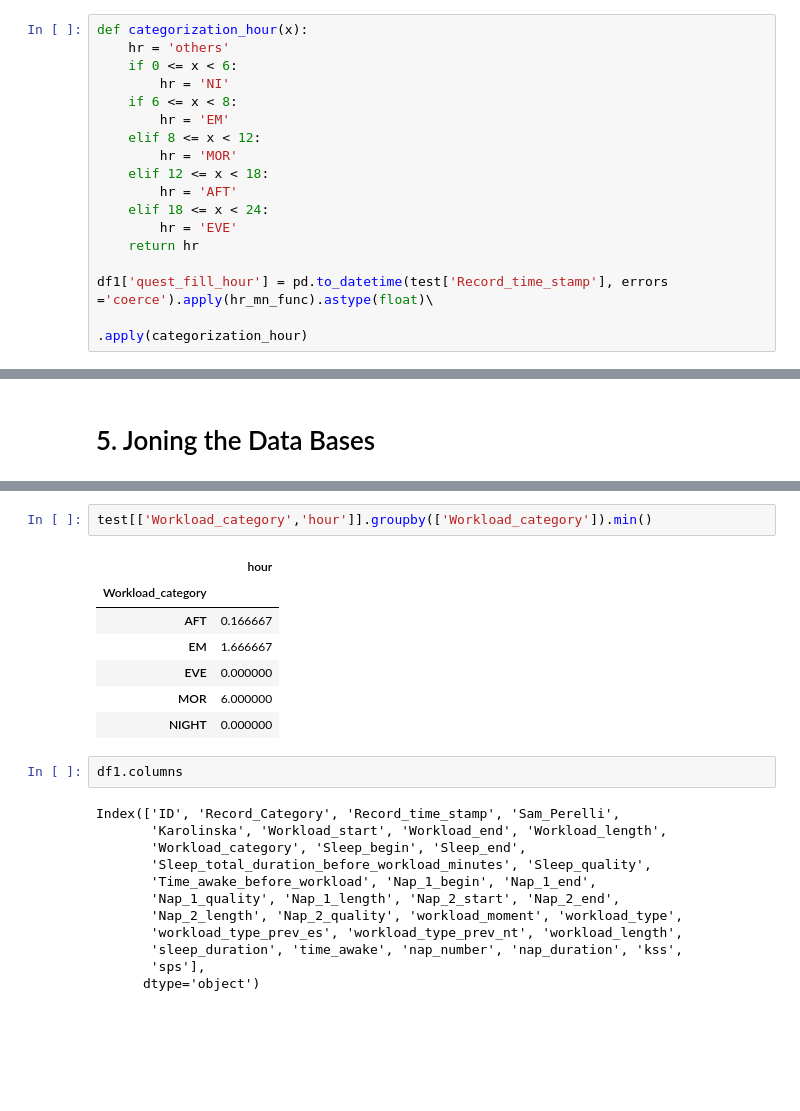
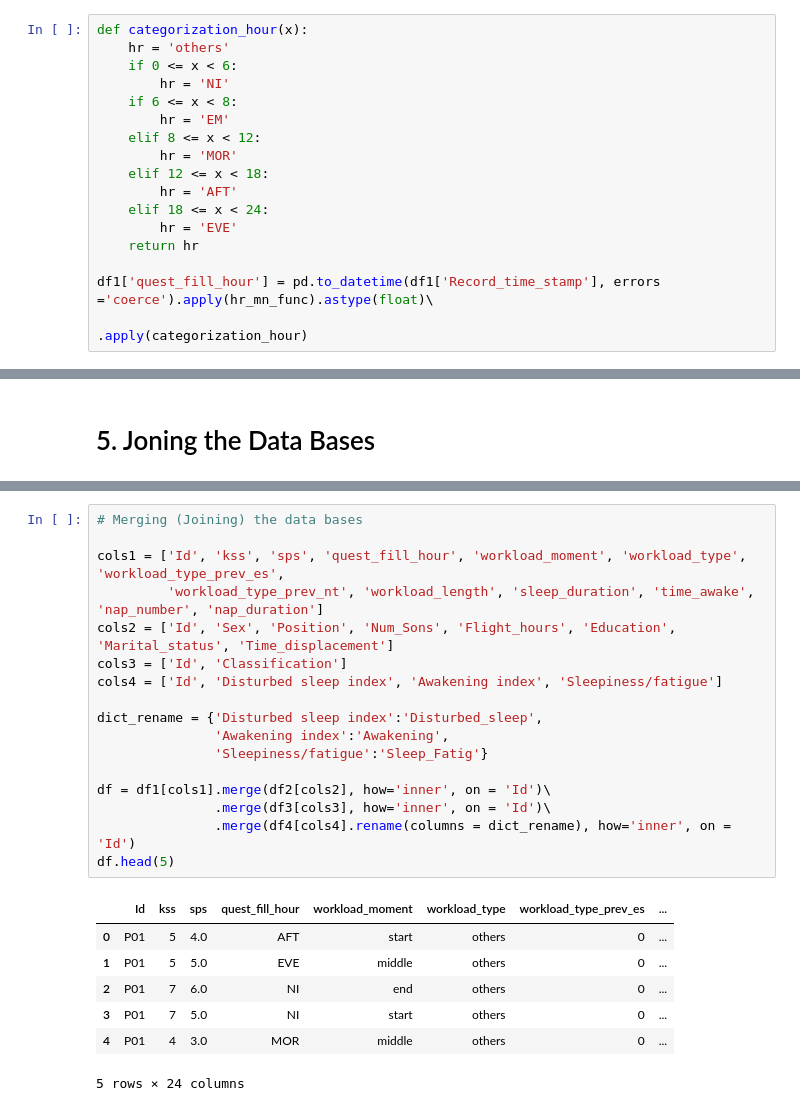
Before and after one commit to jlpscampos/Perception-of-Excessive-Sleepiness-and-Severe-Fatigue-in-Civil-Aviation-Pilots, a Jupyter notebook: Feature_Engineering.ipynb, the cells around one changed output, grey strips where cells are left out. Drawn from its saved outputs; the diff is of its cells as text; blank space fills up the shorter version.

```diff
--- a/Feature_Engineering.ipynb
+++ b/Feature_Engineering.ipynb
@@ -253,7 +253,7 @@ def categorization_hour(x):
         hr = 'EVE'
     return hr
 
-df1['quest_fill_hour'] = pd.to_datetime(test['Record_time_stamp'], errors ='coerce').apply(hr_mn_func).astype(float)\
+df1['quest_fill_hour'] = pd.to_datetime(df1['Record_time_stamp'], errors ='coerce').apply(hr_mn_func).astype(float)\
                                                                                     .apply(categorization_hour)
 # %% [markdown]
 ## 4.2. Summary
@@ -307,24 +305,25 @@ See the caveats in the documentation: https://pandas.pydata.org/pandas-docs/stab
-# %%
-test[['Workload_category','hour']].groupby(['Workload_category']).min()
-# %% [output]
-|  | hour |
-| Workload_category |  |
-| AFT | 0.166667 |
-| EM | 1.666667 |
-| EVE | 0.000000 |
-| MOR | 6.000000 |
-| NIGHT | 0.000000 |
-# %%
-df1.columns
-# %% [output]
-Index(['ID', 'Record_Category', 'Record_time_stamp', 'Sam_Perelli',
-       'Karolinska', 'Workload_start', 'Workload_end', 'Workload_length',
-       'Workload_category', 'Sleep_begin', 'Sleep_end',
-       'Sleep_total_duration_before_workload_minutes', 'Sleep_quality',
-       'Time_awake_before_workload', 'Nap_1_begin', 'Nap_1_end',
-       'Nap_1_quality', 'Nap_1_length', 'Nap_2_start', 'Nap_2_end',
-       'Nap_2_length', 'Nap_2_quality', 'workload_moment', 'workload_type',
-       'workload_type_prev_es', 'workload_type_prev_nt', 'workload_length',
-       'sleep_duration', 'time_awake', 'nap_number', 'nap_duration', 'kss',
-       'sps'],
-      dtype='object')
+# %%
+# Merging (Joining) the data bases
+
+cols1 = ['Id', 'kss', 'sps', 'quest_fill_hour', 'workload_moment', 'workload_type', 'workload_type_prev_es',
+         'workload_type_prev_nt', 'workload_length', 'sleep_duration', 'time_awake', 'nap_number', 'nap_duration']
+cols2 = ['Id', 'Sex', 'Position', 'Num_Sons', 'Flight_hours', 'Education', 'Marital_status', 'Time_displacement']
+cols3 = ['Id', 'Classification']
+cols4 = ['Id', 'Disturbed sleep index', 'Awakening index', 'Sleepiness/fatigue']
+
+dict_rename = {'Disturbed sleep index':'Disturbed_sleep',
+               'Awakening index':'Awakening',
+               'Sleepiness/fatigue':'Sleep_Fatig'}
+
+df = df1[cols1].merge(df2[cols2], how='inner', on = 'Id')\
+               .merge(df3[cols3], how='inner', on = 'Id')\
+               .merge(df4[cols4].rename(columns = dict_rename), how='inner', on = 'Id')
+df.head(5)
+# %% [output]
+|  | Id | kss | sps | quest_fill_hour | workload_moment | workload_type | workload_type_prev_es | ... |
+| 0 | P01 | 5 | 4.0 | AFT | start | others | 0 | ... |
+| 1 | P01 | 5 | 5.0 | EVE | middle | others | 0 | ... |
+| 2 | P01 | 7 | 6.0 | NI | end | others | 0 | ... |
+| 3 | P01 | 7 | 5.0 | NI | start | others | 0 | ... |
+| 4 | P01 | 4 | 3.0 | MOR | middle | others | 0 | ... |
+5 rows × 24 columns
```
Also changed, not shown: parts of 4 cells of this notebook.
